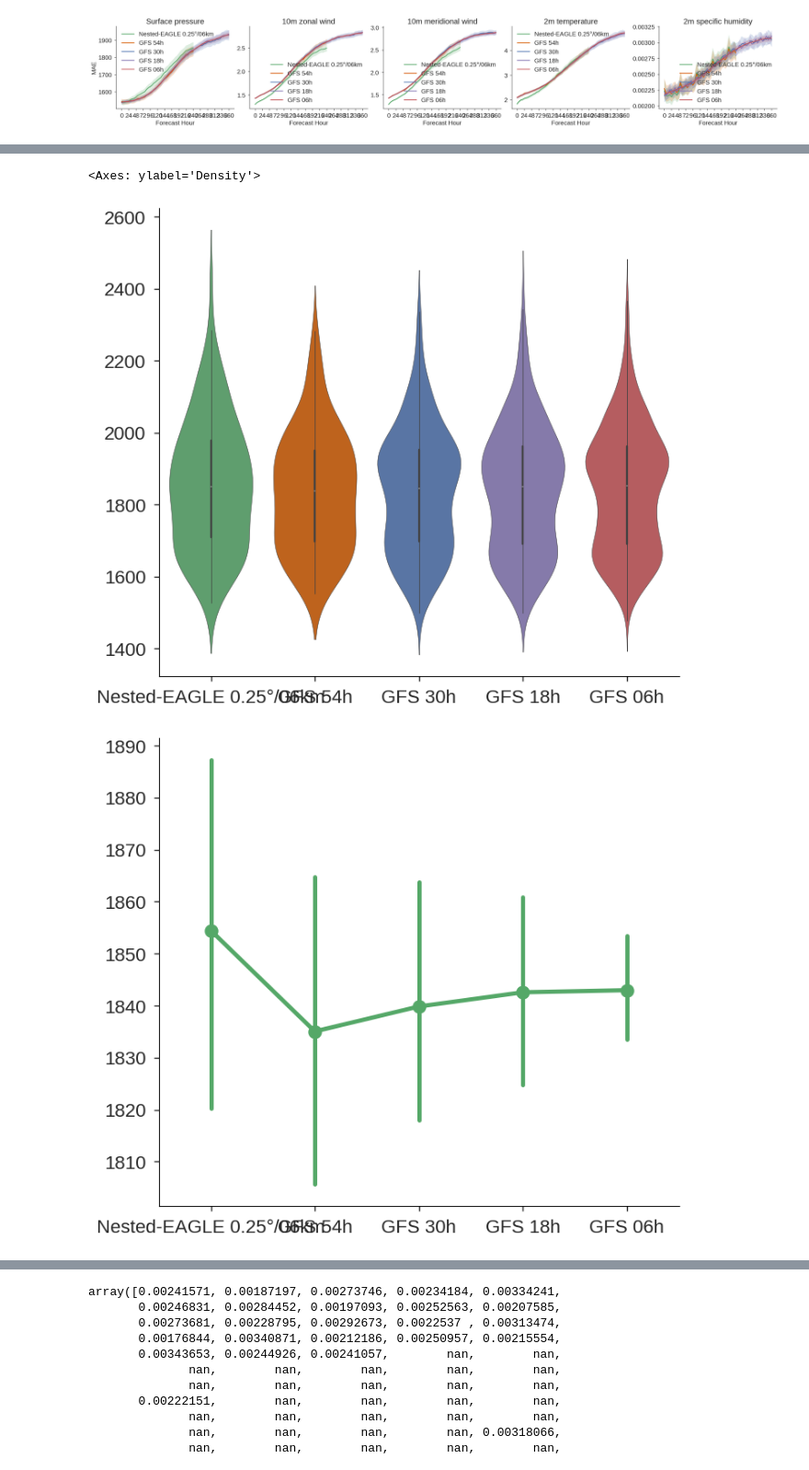
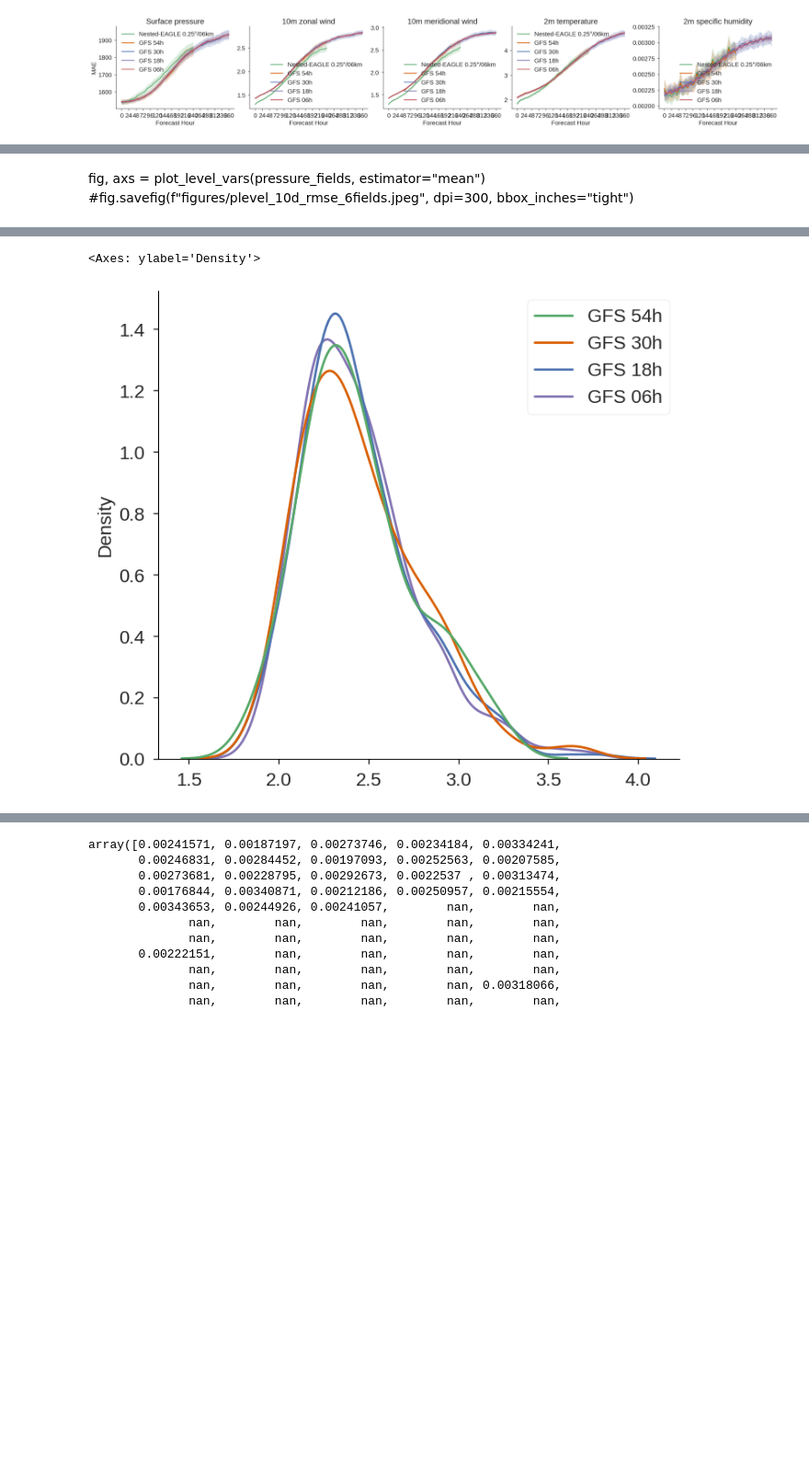
Before and after one commit to NOAA-PSL/nested-eagle, a Jupyter notebook: 0.25deg-06km/baselines/plot_statistical_significance.ipynb, the cells around one changed output, grey strips where cells are left out. Shown at 92% size. Cells and saved outputs as stored; diff of their text form; code cells hidden in the pictures; blank space fills up the shorter version.

```diff
--- a/0.25deg-06km/baselines/plot_statistical_significance.ipynb
+++ b/0.25deg-06km/baselines/plot_statistical_significance.ipynb
@@ -93,9 +90,12 @@ fig, axs = plot_level_vars(pressure_fields)
+# %% [markdown]
+fig, axs = plot_level_vars(pressure_fields, estimator="mean")
+#fig.savefig(f"figures/plevel_10d_rmse_6fields.jpeg", dpi=300, bbox_inches="tight")
 # %%
 dflist = []
-varname = "surface_pressure"
+varname = "10m_zonal_wind"
 
-for key in error.keys():
-    xda = error[key][varname].sel(fhr=240, drop=True)
+for key in list(error.keys())[-4:]:
+    xda = error[key][varname].sel(fhr=8*24, drop=True)
     xda.name = key
     res = bootstrap((xda.dropna("t0").values,), np.mean, confidence_level=0.95, method='percentile')
 
@@ -104,10 +104,11 @@ for key in error.keys():
     ci_width = ci_upper - ci_lower
     print(f"{key} {ci_width}")
     dflist.append(xda)
+#plt.figure()
+#sns.violinplot(dflist)
+#plt.figure()
+#sns.pointplot(dflist)
 plt.figure()
-sns.violinplot(dflist)
-plt.figure()
-sns.pointplot(dflist)
-plt.figure()
-sns.kdeplot(dflist)
+#sns.histplot(dflist, stat="density", kde=True, common_norm=False)
+sns.kdeplot(dflist, common_norm=False)
 # %% [output]
@@ -119,3 +119,2 @@ GFS 06h 20.578500392900423
 <Axes: ylabel='Density'>
-[figure, old version]
+[figure, new version]
-[figure, removed]
```
Also changed, not shown: parts of 5 cells of this notebook, 16 other files.
